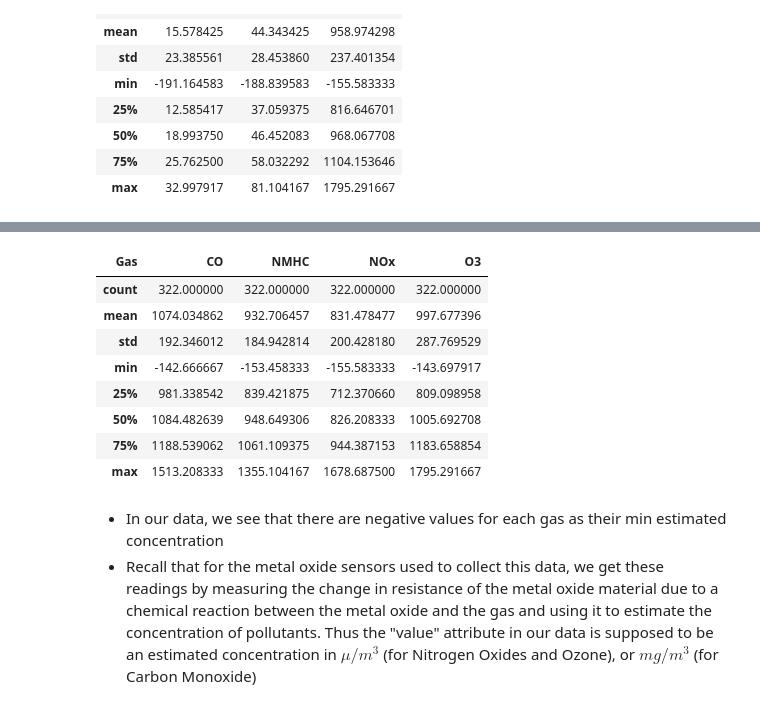
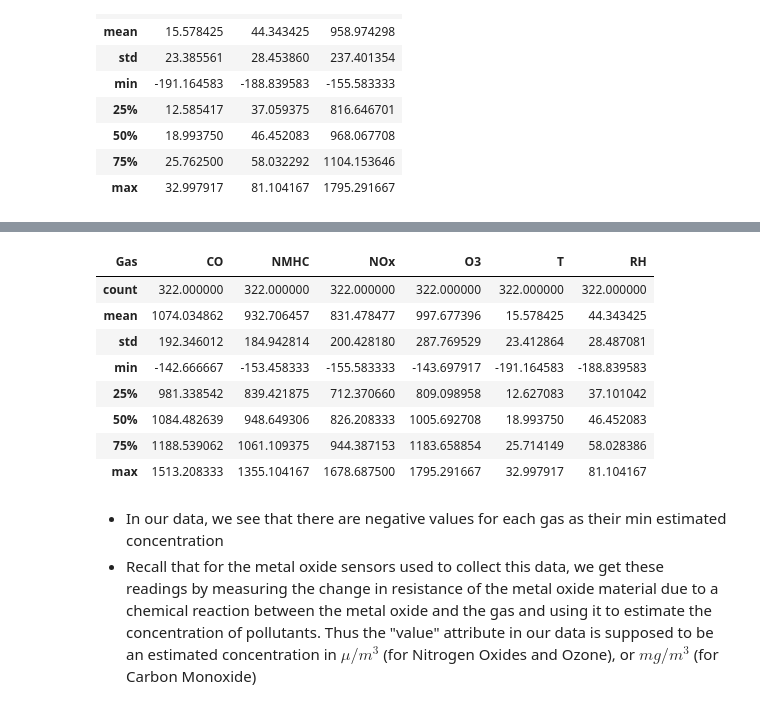
Before and after one commit to Tien-Cheng/AI-and-Machine-Learning--ST1511-, a Jupyter notebook: Assignment 2/time series analysis/time-series.ipynb, the cells around one changed output, grey strips where cells are left out. Drawn from its saved outputs; the diff is of its cells as text; code cells hidden in the pictures.

```diff
--- a/Assignment 2/time series analysis/time-series.ipynb
+++ b/Assignment 2/time series analysis/time-series.ipynb
@@ -170,6 +175,9 @@ We will then perform an exploratory data analysis, to get a better sense of our
 2. Is there any serial dependency in the data?
 # %%
 df_eda = df.copy()
+# %%
+df_daily = pd.pivot(df_eda, values="Value", columns="Gas")
+df_daily[["T", "RH"]] = df_eda[["T", "RH"]].groupby(df_eda.index).mean()
 # %% [markdown]
 ### General Dataset Info
 # %% [markdown]
@@ -219,2 +227,4 @@ len(daily_volumes) - len(daily_volumes.asfreq("D"))
 # %% [output]
 0
+# %%
+df_daily = df_daily.asfreq("D")
@@ -293,17 +306,17 @@ df_eda.describe()
 
 ![sensor specifications](sensor_specifications.png)
 # %%
-daily_volumes.describe()
+df_daily.describe()
 # %% [output]
-| Gas | CO | NMHC | NOx | O3 |
-| count | 322.000000 | 322.000000 | 322.000000 | 322.000000 |
-| mean | 1074.034862 | 932.706457 | 831.478477 | 997.677396 |
-| std | 192.346012 | 184.942814 | 200.428180 | 287.769529 |
-| min | -142.666667 | -153.458333 | -155.583333 | -143.697917 |
-| 25% | 981.338542 | 839.421875 | 712.370660 | 809.098958 |
-| 50% | 1084.482639 | 948.649306 | 826.208333 | 1005.692708 |
-| 75% | 1188.539062 | 1061.109375 | 944.387153 | 1183.658854 |
-| max | 1513.208333 | 1355.104167 | 1678.687500 | 1795.291667 |
+| Gas | CO | NMHC | NOx | O3 | T | RH |
+| count | 322.000000 | 322.000000 | 322.000000 | 322.000000 | 322.000000 | 322.000000 |
+| mean | 1074.034862 | 932.706457 | 831.478477 | 997.677396 | 15.578425 | 44.343425 |
+| std | 192.346012 | 184.942814 | 200.428180 | 287.769529 | 23.412864 | 28.487081 |
+| min | -142.666667 | -153.458333 | -155.583333 | -143.697917 | -191.164583 | -188.839583 |
+| 25% | 981.338542 | 839.421875 | 712.370660 | 809.098958 | 12.627083 | 37.101042 |
+| 50% | 1084.482639 | 948.649306 | 826.208333 | 1005.692708 | 18.993750 | 46.452083 |
+| 75% | 1188.539062 | 1061.109375 | 944.387153 | 1183.658854 | 25.714149 | 58.028386 |
+| max | 1513.208333 | 1355.104167 | 1678.687500 | 1795.291667 | 32.997917 | 81.104167 |
 # %% [markdown]
 - In our data, we see that there are negative values for each gas as their min estimated concentration
 - Recall that for the metal oxide sensors used to collect this data, we get these readings by measuring the change in resistance of the metal oxide material due to a chemical reaction between the metal oxide and the gas and using it to estimate the concentration of pollutants. Thus the "value" attribute in our data is supposed to be an estimated concentration in $\mu/m^3$ (for Nitrogen Oxides and Ozone), or $mg/m^3$ (for Carbon Monoxide)
```
Also changed, not shown: parts of 32 cells of this notebook.
